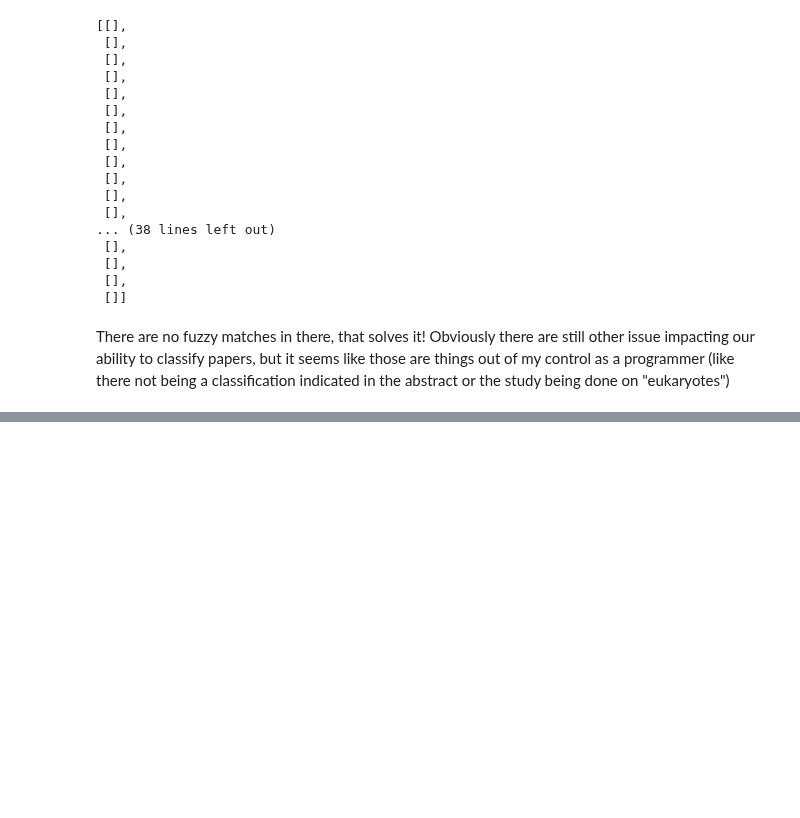
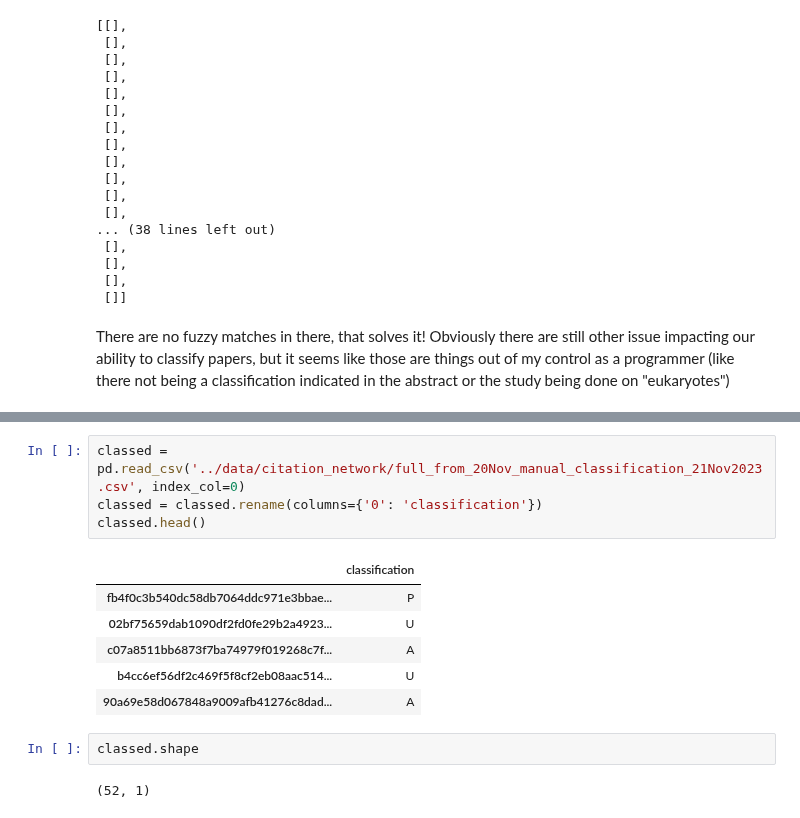
Before and after one commit to serenalotreck/desiccation-network, a Jupyter notebook: notebooks/citation_network_quality_control.ipynb, the cells around one changed output, grey strips where cells are left out. Saved outputs shown, nothing was run; the diff lists cells and outputs as text; blank space fills up the shorter version.

```diff
--- a/notebooks/citation_network_quality_control.ipynb
+++ b/notebooks/citation_network_quality_control.ipynb
@@ -802,0 +806,15 @@ There are no fuzzy matches in there, that solves it! Obviously there are still o
+# %%
+classed = pd.read_csv('../data/citation_network/full_from_20Nov_manual_classification_21Nov2023.csv', index_col=0)
+classed = classed.rename(columns={'0': 'classification'})
+classed.head()
+# %% [output]
+|  | classification |
+| fb4f0c3b540dc58db7064ddc971e3bbae... | P |
+| 02bf75659dab1090df2fd0fe29b2a4923... | U |
+| c07a8511bb6873f7ba74979f019268c7f... | A |
+| b4cc6ef56df2c469f5f8cf2eb08aac514... | U |
+| 90a69e58d067848a9009afb41276c8dad... | A |
+# %%
+classed.shape
+# %% [output]
+(52, 1)
```
Also changed, not shown: parts of 9 cells of this notebook, 4 other files.
